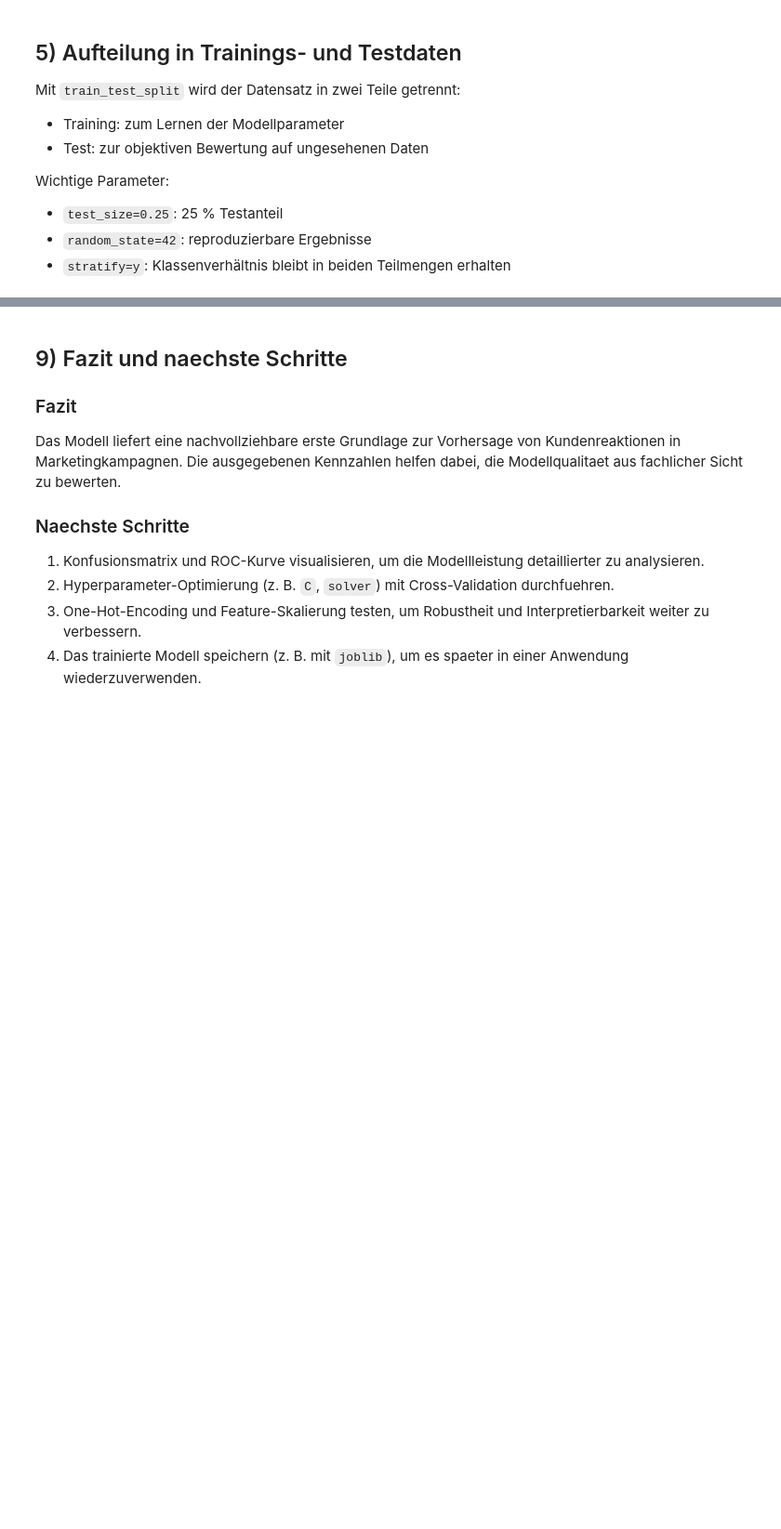
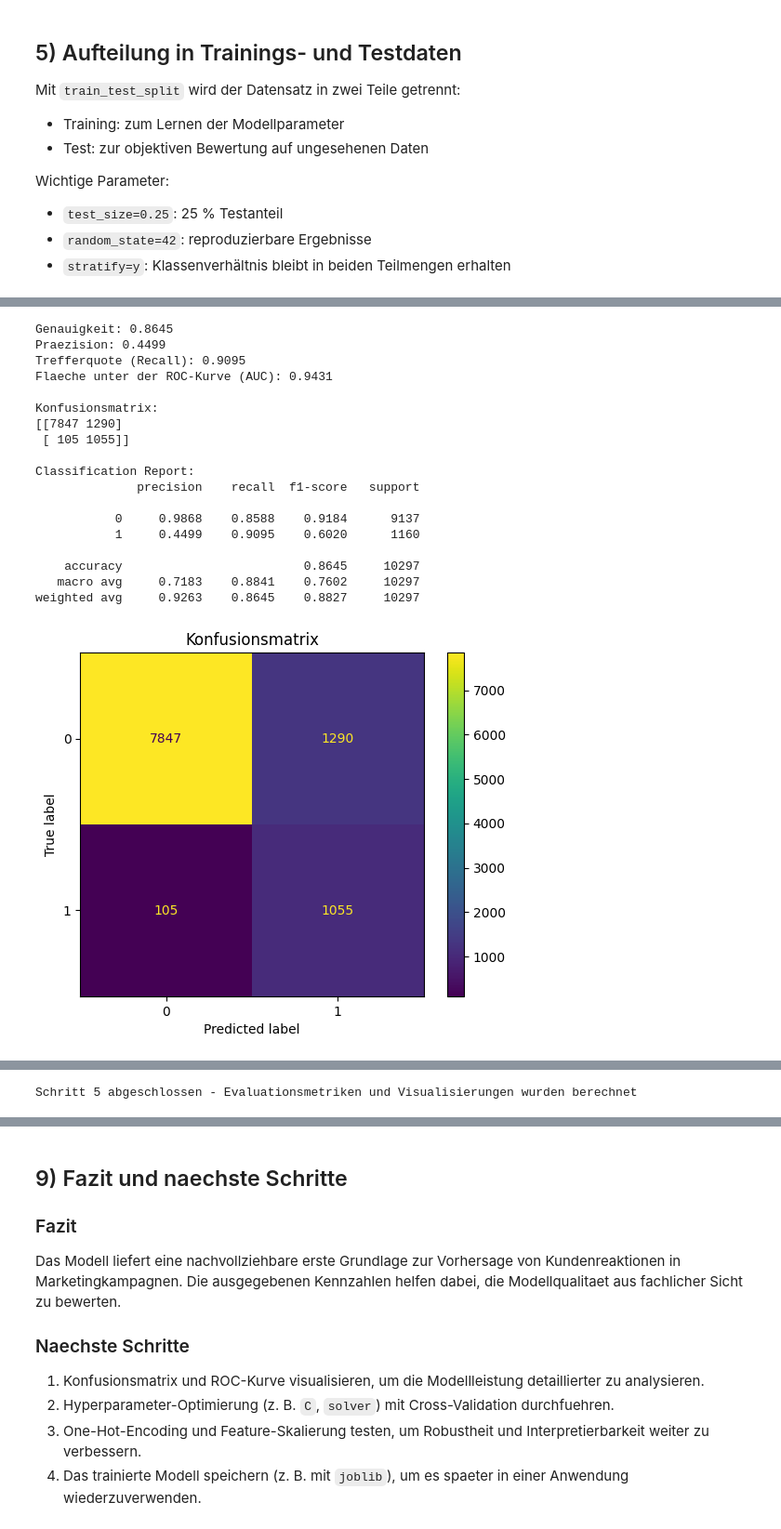
Before and after one commit to minimalmerlin/ki-marketing-personalisierung, a Jupyter notebook: notebooks/bankmarketing_logreg_bericht_de.ipynb, the cells around one changed output, grey strips where cells are left out. Shown at 93% size. Saved outputs shown, nothing was run; the diff lists cells and outputs as text; code cells hidden in the pictures; blank space fills up the shorter version.

```diff
--- a/notebooks/bankmarketing_logreg_bericht_de.ipynb
+++ b/notebooks/bankmarketing_logreg_bericht_de.ipynb
@@ -121,10 +211,21 @@ Wichtige Parameter:
 # %%
 # --- Schritt 4: Logistic-Regression-Modell trainieren ---
 
-model = make_pipeline(
-    StandardScaler(),
-    LogisticRegression(max_iter=1000, random_state=42)
+preprocessor = ColumnTransformer(
+    transformers=[
+        ("num", StandardScaler(), numeric_features),
+        ("cat", OneHotEncoder(handle_unknown="ignore"), categorical_features),
+    ],
+    remainder="drop",
 )
+
+model = Pipeline(
+    steps=[
+        ("preprocessor", preprocessor),
+        ("logisticregression", LogisticRegression(max_iter=2000, random_state=42, class_weight="balanced")),
+    ]
+)
+
 model.fit(X_train, y_train)
 
-print("Schritt 4 abgeschlossen - Pipeline mit Skalierung und Logistic Regression wurde trainiert")
+print("Schritt 4 abgeschlossen - Pipeline mit One-Hot-Encoding und Logistic Regression wurde trainiert")
@@ -144,12 +247,47 @@ Nach `fit(...)` hat die Pipeline die Beziehung zwischen Merkmalen und Ziel geler
 # %%
 # --- Schritt 5: Bewertungsmetriken berechnen ---
 
 y_pred = model.predict(X_test)
 y_prob = model.predict_proba(X_test)[:, 1]
 
-print("Genauigkeit:", accuracy_score(y_test, y_pred))
-print("Praezision:", precision_score(y_test, y_pred))
-print("Trefferquote (Recall):", recall_score(y_test, y_pred))
-print("Flaeche unter der ROC-Kurve (AUC):", roc_auc_score(y_test, y_prob))
+print("Genauigkeit:", round(accuracy_score(y_test, y_pred), 4))
+print("Praezision:", round(precision_score(y_test, y_pred, zero_division=0), 4))
+print("Trefferquote (Recall):", round(recall_score(y_test, y_pred, zero_division=0), 4))
+print("Flaeche unter der ROC-Kurve (AUC):", round(roc_auc_score(y_test, y_prob), 4))
 
-print("Schritt 5 abgeschlossen - Evaluationsmetriken wurden berechnet")
+cm = confusion_matrix(y_test, y_pred)
+print("\nKonfusionsmatrix:")
+print(cm)
+
+print("\nClassification Report:")
+print(classification_report(y_test, y_pred, digits=4, zero_division=0))
+
+ConfusionMatrixDisplay.from_predictions(y_test, y_pred)
+plt.title("Konfusionsmatrix")
+plt.show()
+
+RocCurveDisplay.from_predictions(y_test, y_prob)
+plt.title("ROC-Kurve")
+plt.show()
+
+print("Schritt 5 abgeschlossen - Evaluationsmetriken und Visualisierungen wurden berechnet")
+# %% [output]
+Genauigkeit: 0.8645
+Praezision: 0.4499
+Trefferquote (Recall): 0.9095
+Flaeche unter der ROC-Kurve (AUC): 0.9431
+
+Konfusionsmatrix:
+[[7847 1290]
+ [ 105 1055]]
+
+Classification Report:
+              precision    recall  f1-score   support
+
+           0     0.9868    0.8588    0.9184      9137
+           1     0.4499    0.9095    0.6020      1160
+
+    accuracy                         0.8645     10297
+   macro avg     0.7183    0.8841    0.7602     10297
+weighted avg     0.9263    0.8645    0.8827     10297
+[figure, added]
@@ -156,3 +295,4 @@ print("Schritt 5 abgeschlossen - Evaluationsmetriken wurden berechnet")
+Schritt 5 abgeschlossen - Evaluationsmetriken und Visualisierungen wurden berechnet
 # %% [markdown]
 ## 7) Modellbewertung
 
```
Also changed, not shown: parts of 13 cells of this notebook.
